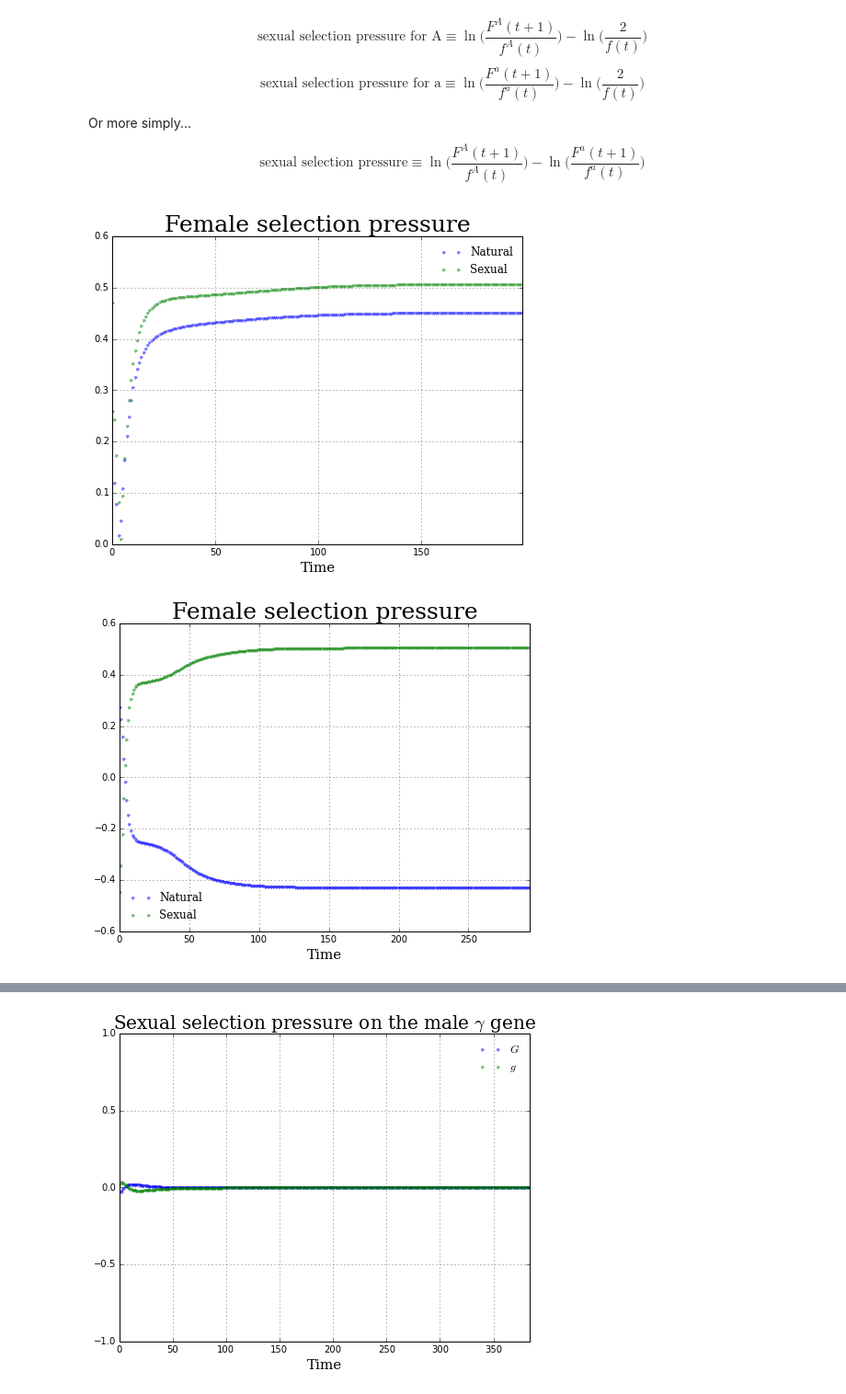
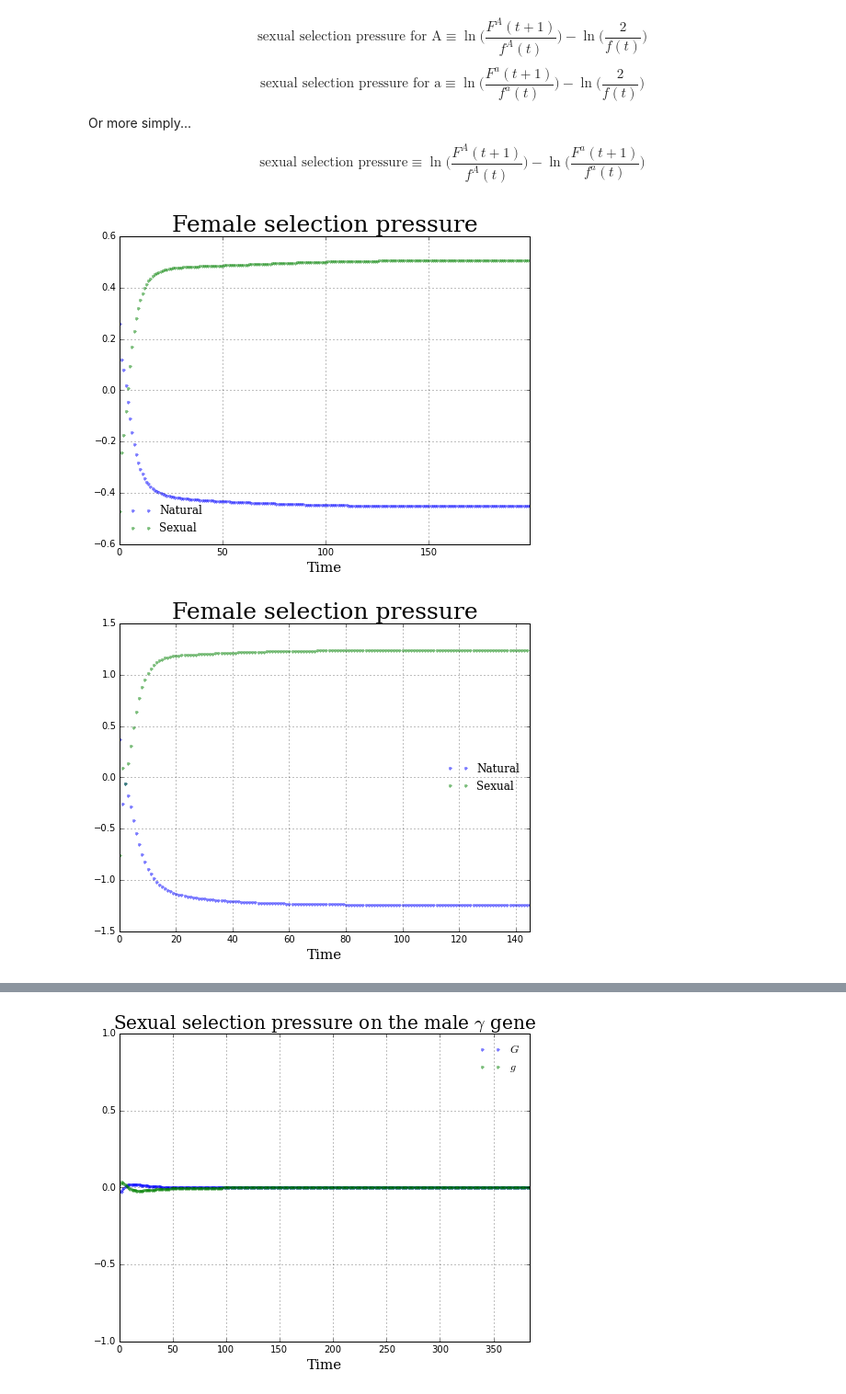
Before and after one commit to davidrpugh/population-ecology-approach, a Jupyter notebook: src/Wright-Bergstrom.ipynb, the cells around one changed output, grey strips where cells are left out. Shown at 92% size. Cells and saved outputs as stored; diff of their text form; code cells hidden in the pictures.

```diff
--- a/src/Wright-Bergstrom.ipynb
+++ b/src/Wright-Bergstrom.ipynb
@@ -345,7 +357,7 @@ def plot_female_selection_pressure(simulator, mGA0, T=None, rtol=None, magnitude
     simulator.family.params = params
     simulator.initial_condition = mGA0
     simulation = simulator.simulate(rtol, T)
-    distribution = Distribution(simulator.family, simulation)
+    distribution = simulators.Distribution(simulator.family, simulation)
 
     fig, ax = plt.subplots(1, 1, figsize=(8,6))
     _plot_female_natural_selection_pressure(distribution, ax, magnitude)
@@ -361,10 +373,10 @@ def plot_male_selection_pressure():
     pass
 # %%
 plot_female_selection_pressure(wright_bergstrom_simulator, mGA0=0.5, rtol=1e-4,
-                               magnitude=True, **wright_bergstrom_params)
+                               magnitude=False, **wright_bergstrom_params)
 plt.show()
 # %% [output]
-[figure, old version]
+[figure, new version]
 # %%
 # widget for varying the initial condition
 eps = 1e-2
@@ -382,7 +394,7 @@ interactive_plot = widgets.interact(plot_female_selection_pressure,
                                     simulator=widgets.fixed(wright_bergstrom_simulator),
                                     mGA0=mGA0,
                                     T=widgets.fixed(None),
-                                    rtol=widgets.FloatTextWidget(value=1e-8),
+                                    rtol=widgets.FloatTextWidget(value=1e-4),
                                     magnitude=True,
                                     e=assortativity,
                                     c=fecundity,
@@ -392,4 +404,4 @@ interactive_plot = widgets.interact(plot_female_selection_pressure,
                                     PiAa=naive_payoff,
                                     )
 # %% [output]
-[figure, old version]
+[figure, new version]
```
Also changed, not shown: parts of 11 cells of this notebook, 1 other file.
